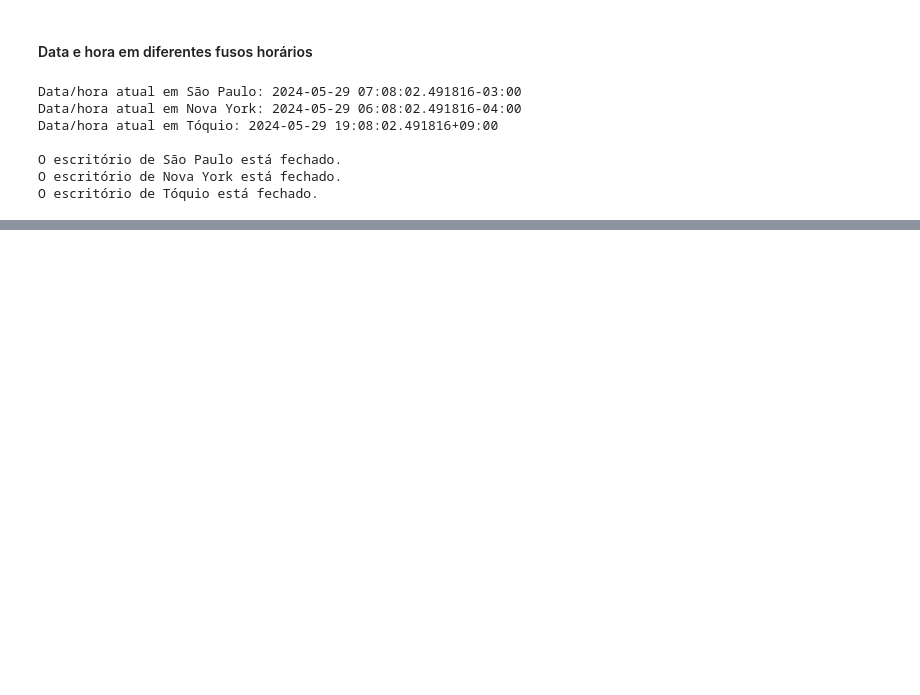
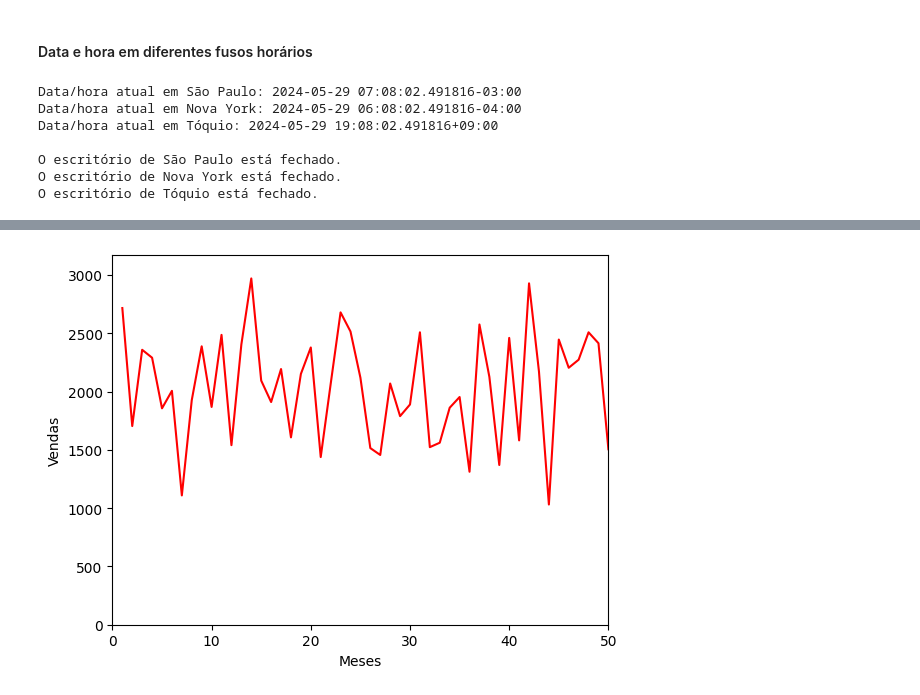
Before and after one commit to WalexLima/Python_Hashtag, a Jupyter notebook: 08-Biblioteca_py/datetime/exercícios.ipynb, the cells around one changed output, grey strips where cells are left out. Saved outputs shown, nothing was run; the diff lists cells and outputs as text; code cells hidden in the pictures; blank space fills up the shorter version.

```diff
--- a/08-Biblioteca_py/datetime/exercícios.ipynb
+++ b/08-Biblioteca_py/datetime/exercícios.ipynb
@@ -52,0 +96,9 @@ O escritório de Tóquio está fechado.
+# %%
+#mudando a linha para apenas os marcadores
+plt.plot(meses, vendas, color='red')
+plt.axis([0, 50, 0, max(vendas)+200])
+plt.xlabel('Meses')
+plt.ylabel('Vendas')
+plt.show()
+# %% [output]
+[figure, added]
```
Also changed, not shown: parts of 7 cells of this notebook.
